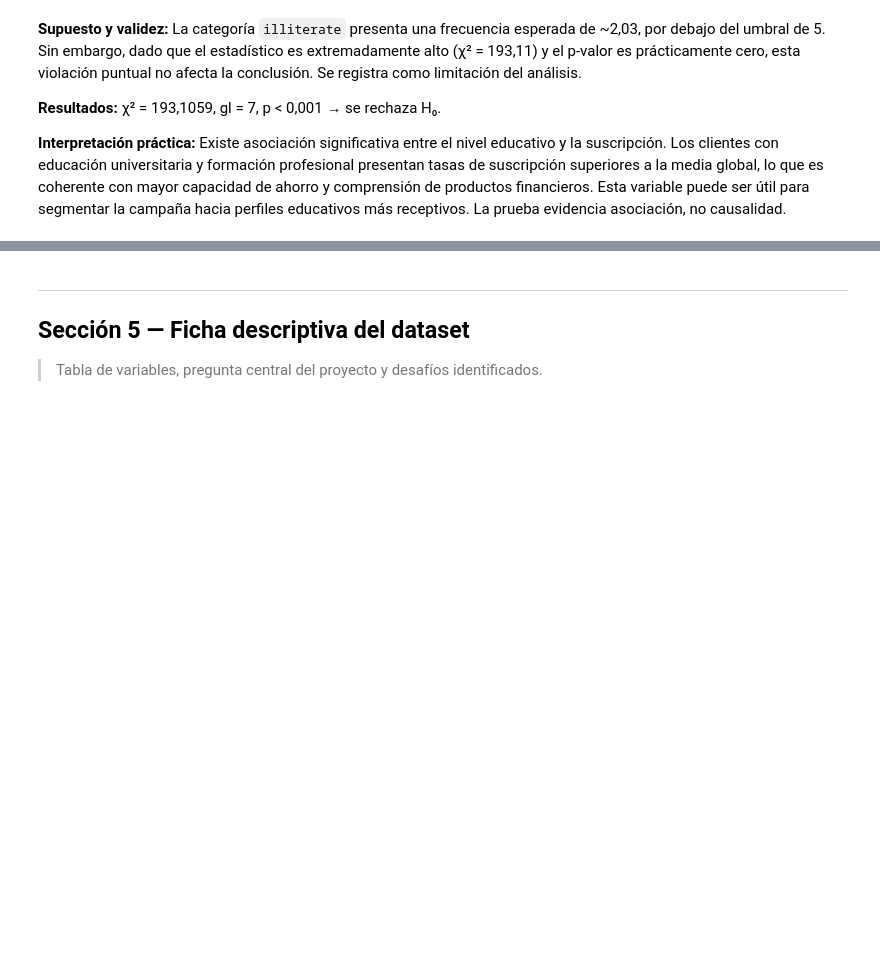
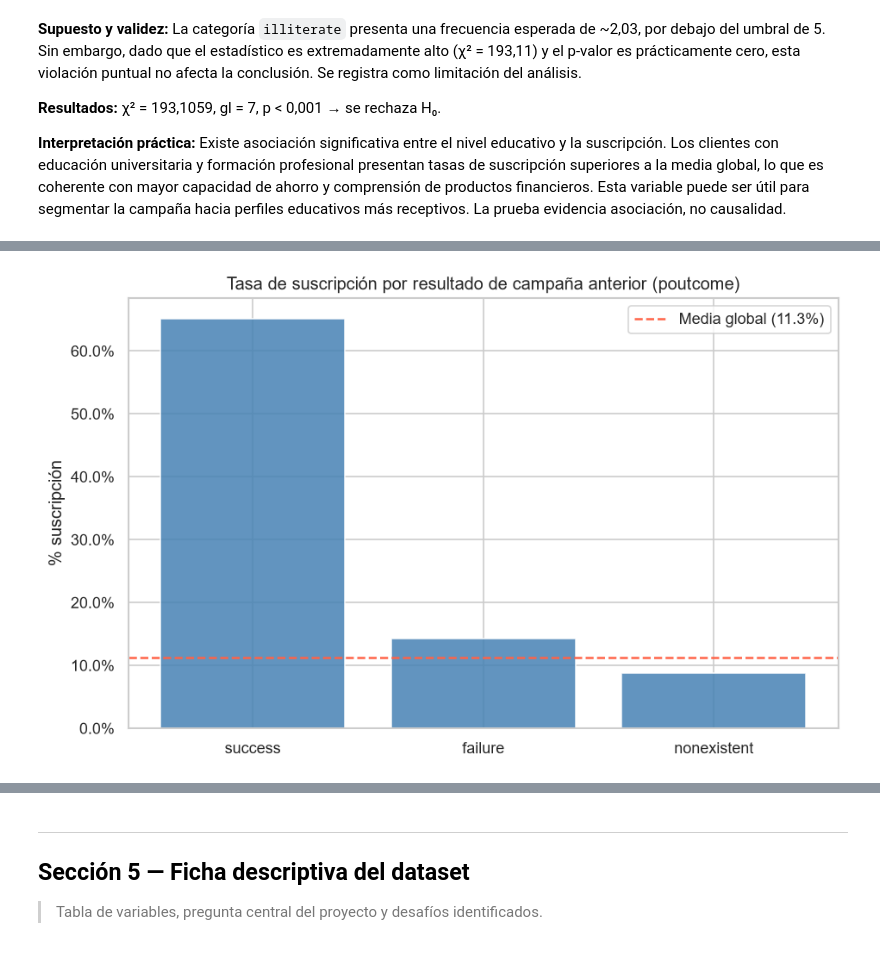
Before and after one commit to k1ngdom0fbullsh1t/proyecto-grupo4-mcdi501, a Jupyter notebook: notebooks/f1_definicion/F1_Definicion.ipynb, the cells around one changed output, grey strips where cells are left out. Cells and saved outputs as stored; diff of their text form; code cells hidden in the pictures; blank space fills up the shorter version.

```diff
--- a/notebooks/f1_definicion/F1_Definicion.ipynb
+++ b/notebooks/f1_definicion/F1_Definicion.ipynb
@@ -708,0 +793,16 @@ plt.show()
+# %%
+tasa_pout = df_clean.groupby('poutcome')['y_bin'].mean().sort_values(ascending=False) * 100
+
+fig, ax = plt.subplots(figsize=(8, 5))
+ax.bar(range(len(tasa_pout)), tasa_pout.values, color='steelblue', alpha=0.85, edgecolor='white')
+ax.set_xticks(range(len(tasa_pout)))
+ax.set_xticklabels(tasa_pout.index, fontsize=11)
+ax.axhline(df_clean['y_bin'].mean()*100, color='tomato', linestyle='--', label='Media global (11.3%)')
+ax.set_ylabel('% suscripción')
+ax.set_title('Tasa de suscripción por resultado de campaña anterior (poutcome)')
+ax.legend()
+ax.yaxis.set_major_formatter(plt.FuncFormatter(lambda x, _: f'{x:.1f}%'))
+plt.tight_layout()
+plt.show()
+# %% [output]
+[figure, added]
```
Also changed, not shown: parts of 8 cells of this notebook, 1 other file.
